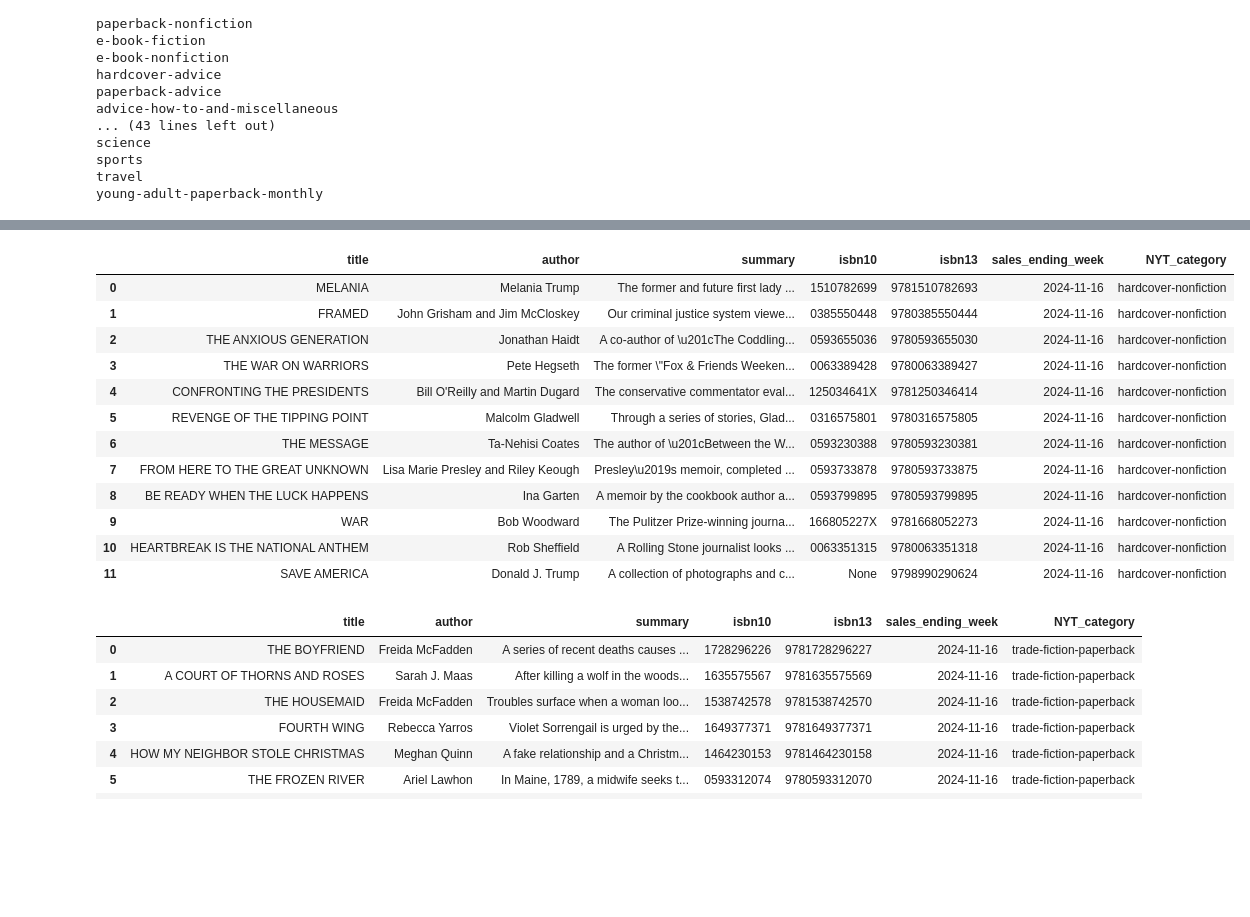
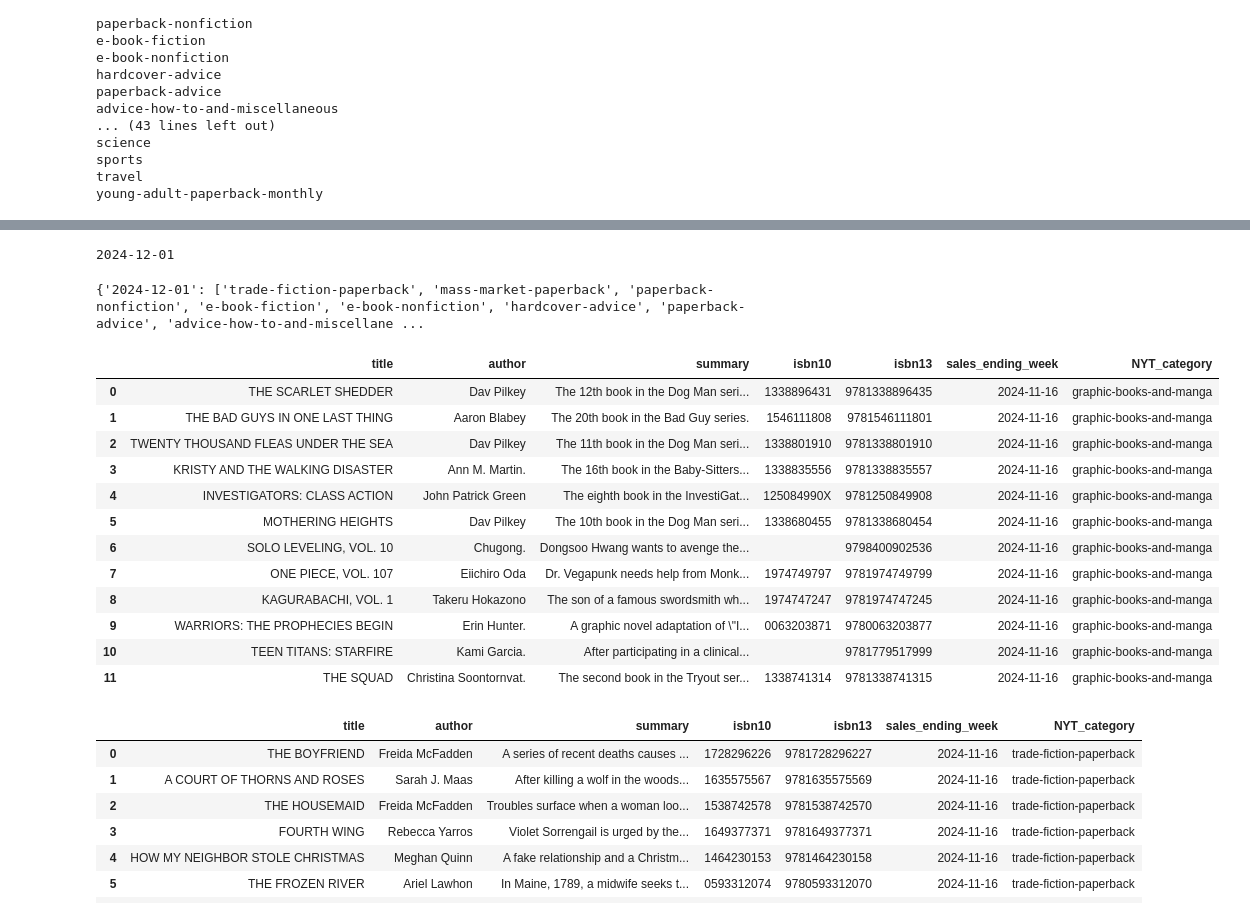
Before and after one commit to rsa-captech/rachel-recommender, a Jupyter notebook: notebook.ipynb, the cells around one changed output, grey strips where cells are left out. Saved outputs shown, nothing was run; the diff lists cells and outputs as text; code cells hidden in the pictures; blank space fills up the shorter version.

```diff
--- a/notebook.ipynb
+++ b/notebook.ipynb
@@ -130,8 +130,8 @@ def NYT_book_details(date, NYT_category):
             # except AttributeError:
             #     pass
 
-    except KeyError:
-        print("there's a key error")
+    except KeyError as KE:
+        raise KE
 
     return book_details_df
 # %%
@@ -198,20 +219,29 @@ there's a key error
 UnboundLocalError: cannot access local variable 'book_details_df' where it is not associated with a value
+# %%
+print(week_date_counter)
+week_date_counter = datetime.datetime.strptime(week_date_counter, "%Y-%m-%d") + timedelta(weeks=1)
+# %% [output]
+2024-12-01
+# %%
+print(error_dict)
+# %% [output]
+{'2024-12-01': ['trade-fiction-paperback', 'mass-market-paperback', 'paperback-nonfiction', 'e-book-fiction', 'e-book-nonfiction', 'hardcover-advice', 'paperback-advice', 'advice-how-to-and-miscellane ...
 # %%
-NYT_book_details("2024-12-01", "hardcover-nonfiction")
+NYT_book_details("2024-12-01", "graphic-books-and-manga")
 # %% [output]
 |  | title | author | summary | isbn10 | isbn13 | sales_ending_week | NYT_category |
-| 0 | MELANIA | Melania Trump | The former and future first lady ... | 1510782699 | 9781510782693 | 2024-11-16 | hardcover-nonfiction |
-| 1 | FRAMED | John Grisham and Jim McCloskey | Our criminal justice system viewe... | 0385550448 | 9780385550444 | 2024-11-16 | hardcover-nonfiction |
-| 2 | THE ANXIOUS GENERATION | Jonathan Haidt | A co-author of \u201cThe Coddling... | 0593655036 | 9780593655030 | 2024-11-16 | hardcover-nonfiction |
-| 3 | THE WAR ON WARRIORS | Pete Hegseth | The former \"Fox & Friends Weeken... | 0063389428 | 9780063389427 | 2024-11-16 | hardcover-nonfiction |
-| 4 | CONFRONTING THE PRESIDENTS | Bill O'Reilly and Martin Dugard | The conservative commentator eval... | 125034641X | 9781250346414 | 2024-11-16 | hardcover-nonfiction |
-| 5 | REVENGE OF THE TIPPING POINT | Malcolm Gladwell | Through a series of stories, Glad... | 0316575801 | 9780316575805 | 2024-11-16 | hardcover-nonfiction |
-| 6 | THE MESSAGE | Ta-Nehisi Coates | The author of \u201cBetween the W... | 0593230388 | 9780593230381 | 2024-11-16 | hardcover-nonfiction |
-| 7 | FROM HERE TO THE GREAT UNKNOWN | Lisa Marie Presley and Riley Keough | Presley\u2019s memoir, completed ... | 0593733878 | 9780593733875 | 2024-11-16 | hardcover-nonfiction |
-| 8 | BE READY WHEN THE LUCK HAPPENS | Ina Garten | A memoir by the cookbook author a... | 0593799895 | 9780593799895 | 2024-11-16 | hardcover-nonfiction |
-| 9 | WAR | Bob Woodward | The Pulitzer Prize-winning journa... | 166805227X | 9781668052273 | 2024-11-16 | hardcover-nonfiction |
-| 10 | HEARTBREAK IS THE NATIONAL ANTHEM | Rob Sheffield | A Rolling Stone journalist looks ... | 0063351315 | 9780063351318 | 2024-11-16 | hardcover-nonfiction |
-| 11 | SAVE AMERICA | Donald J. Trump | A collection of photographs and c... | None | 9798990290624 | 2024-11-16 | hardcover-nonfiction |
+| 0 | THE SCARLET SHEDDER | Dav Pilkey | The 12th book in the Dog Man seri... | 1338896431 | 9781338896435 | 2024-11-16 | graphic-books-and-manga |
+| 1 | THE BAD GUYS IN ONE LAST THING | Aaron Blabey | The 20th book in the Bad Guy series. | 1546111808 | 9781546111801 | 2024-11-16 | graphic-books-and-manga |
+| 2 | TWENTY THOUSAND FLEAS UNDER THE SEA | Dav Pilkey | The 11th book in the Dog Man seri... | 1338801910 | 9781338801910 | 2024-11-16 | graphic-books-and-manga |
+| 3 | KRISTY AND THE WALKING DISASTER | Ann M. Martin. | The 16th book in the Baby-Sitters... | 1338835556 | 9781338835557 | 2024-11-16 | graphic-books-and-manga |
+| 4 | INVESTIGATORS: CLASS ACTION | John Patrick Green | The eighth book in the InvestiGat... | 125084990X | 9781250849908 | 2024-11-16 | graphic-books-and-manga |
+| 5 | MOTHERING HEIGHTS | Dav Pilkey | The 10th book in the Dog Man seri... | 1338680455 | 9781338680454 | 2024-11-16 | graphic-books-and-manga |
+| 6 | SOLO LEVELING, VOL. 10 | Chugong. | Dongsoo Hwang wants to avenge the... |  | 9798400902536 | 2024-11-16 | graphic-books-and-manga |
+| 7 | ONE PIECE, VOL. 107 | Eiichiro Oda | Dr. Vegapunk needs help from Monk... | 1974749797 | 9781974749799 | 2024-11-16 | graphic-books-and-manga |
+| 8 | KAGURABACHI, VOL. 1 | Takeru Hokazono | The son of a famous swordsmith wh... | 1974747247 | 9781974747245 | 2024-11-16 | graphic-books-and-manga |
+| 9 | WARRIORS: THE PROPHECIES BEGIN | Erin Hunter. | A graphic novel adaptation of \"I... | 0063203871 | 9780063203877 | 2024-11-16 | graphic-books-and-manga |
+| 10 | TEEN TITANS: STARFIRE | Kami Garcia. | After participating in a clinical... |  | 9781779517999 | 2024-11-16 | graphic-books-and-manga |
+| 11 | THE SQUAD | Christina Soontornvat. | The second book in the Tryout ser... | 1338741314 | 9781338741315 | 2024-11-16 | graphic-books-and-manga |
 # %%
 NYT_book_details("2024-12-01", "trade-fiction-paperback") # this sometimes works, sometime's doesnt!!
 # %% [output]
```
Also changed, not shown: parts of 6 cells of this notebook.
